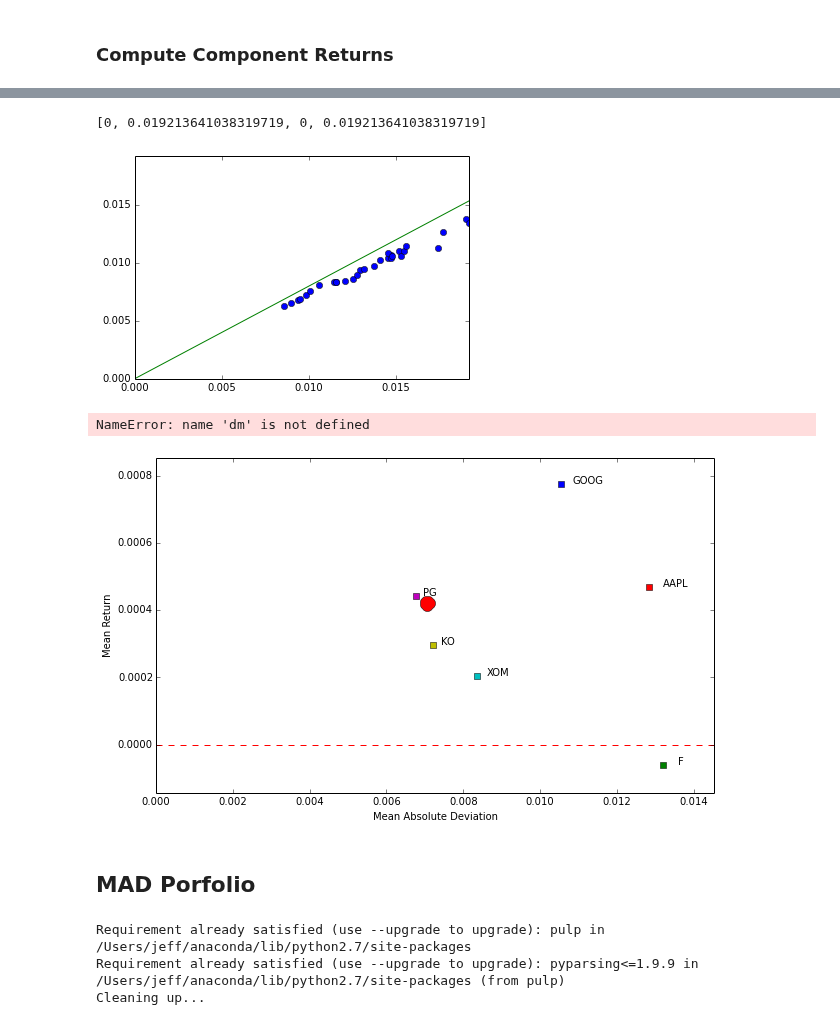
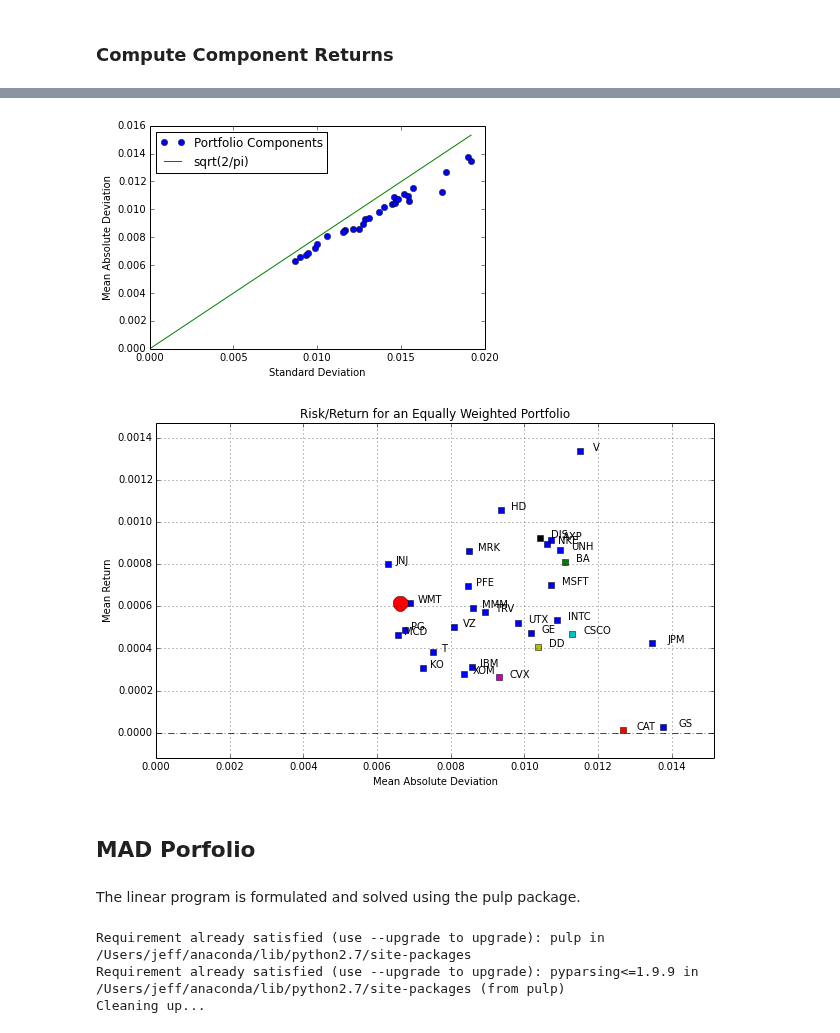
Before and after one commit to jckantor/CBE40455, a Jupyter notebook: notebooks/MAD Portfolio Optimization.ipynb, the cells around one changed output, grey strips where cells are left out. Cells and saved outputs as stored; diff of their text form; code cells hidden in the pictures.

```diff
--- a/notebooks/MAD Portfolio Optimization.ipynb
+++ b/notebooks/MAD Portfolio Optimization.ipynb
@@ -22,5 +103,12 @@ end = datetime.datetime.today().date()
 start = end - datetime.timedelta(3*365)
 
 adjclose = pd.DataFrame()
+
 for s in portfolio:
-    adjclose[s] = pd.io.data.DataReader(s,"yahoo",start,end)['Adj Close']
+    data = pd.io.data.DataReader(s,"yahoo",start,end)
+    print "{:5s} {:d}".format(s,len(data))
+    adjclose[s] = data['Adj Close']
+
+adjclose.plot(logy=True, legend=False, figsize=(10,6))
+ylabel('Adjusted Close')
+title('Adjusted Close for All Portfolio Assets')
@@ -49,7 +141,7 @@ for s in portfolio:
 figure(figsize=(12,6))
 
 for s in portfolio:
-    (100.0*adjclose[s]/adjclose[s][0]).plot(lw=0.3)
+    (100.0*adjclose[s]/adjclose[s][0]).plot(lw=0.4)
 
 P_equal.plot(color='r',lw=4)
 ylabel('Value');
@@ -63,5 +155,6 @@ Arithmetic returns are required because subsequent calculutions will be combinin
 # %%
-returns = adjclose.diff()[1:]/adjclose[1:]
+#returns = adjclose.diff()[1:]/adjclose[1:]
+returns = log(adjclose/adjclose.shift(+1))
 rmean = returns.mean()
 mad = abs(returns-returns.mean()).mean()
 
@@ -74,13 +167,13 @@ for s in returns.columns:
 figure(figsize = (15,0.35*len(returns.columns)))
 subplot(1,3,1)
 returns.mean().plot(kind='barh')
-title('Mean Annualized Returns');
+title('Mean Returns');
 
 subplot(1,3,2)
+returns.std().plot(kind='barh')
+title('Standard Deviation');
+
+subplot(1,3,3)
 abs(returns-returns.mean()).mean().plot(kind='barh')
 title('Mean Absolute Difference');
-
-subplot(1,3,3)
-returns.std().plot(kind='barh')
-title('Standard Deviation');
 # %% [output]
@@ -88,37 +181,39 @@ title('Standard Deviation');
 # %%
-tmp = returns.std().max()
 plot(returns.std(),abs(returns-returns.mean()).mean(),'o')
-plot([0,tmp],[0,sqrt(2.0/pi)*tmp])
-axis([0,tmp,0,tmp],aspect=1)
+xlabel('Standard Deviation')
+ylabel('Mean Absolute Deviation')
+
+plot([0,returns.std().max()],[0,sqrt(2.0/pi)*returns.std().max()])
+legend(['Portfolio Components','sqrt(2/pi)'],loc='best');
 # %% [output]
-[0, 0.019213641038319719, 0, 0.019213641038319719]
-[figure, old version]
+[figure, new version]
 # %%
 figure(figsize=(10,6))
 for s in portfolio:
     plot(mad[s],rmean[s],'s')
     text(mad[s]*1.03,rmean[s],s)
 
 axis([0, 1.1*max(mad), min([0,min(rmean)-.1*(max(rmean)-min(rmean))]), 1.1*max(rmean)])
+ax = axis()
+plot([ax[0],ax[1]],[0,0],'r--');
+
+#R_equal = P_equal.diff()[1:]/P_equal[1:]
+R_equal = log(P_equal/P_equal.shift(+1))
+M_equal = abs(R_equal-R_equal.mean()).mean()
+
+plot(M_equal,R_equal.mean(),'ro',ms=15)
+
+title('Risk/Return for an Equally Weighted Portfolio')
 xlabel('Mean Absolute Deviation')
 ylabel('Mean Return')
-ax = axis()
 
-plot([ax[0],ax[1]],[0,0],'r--');
-
-r = P_equal.diff()[1:]/P_equal[1:]
-#r = log(P_equal).diff()[1:]
-r_equal = r.mean()
-m_equal = abs(r-r_equal).mean()
-
-plot(m_equal,r_equal,'ro',ms=15)
-text(m_equal - 0.25*dm,r_equal,'Equal Weight Portfolio')
 grid();
 # %% [output]
-NameError: name 'dm' is not defined
-[figure, old version]
+[figure, new version]
 # %% [markdown]
 ## MAD Porfolio
+# %% [markdown]
+The linear program is formulated and solved using the pulp package.
 # %%
 !pip install pulp
 # %% [output]
```
Also changed, not shown: parts of 42 cells of this notebook, 14 other files.
